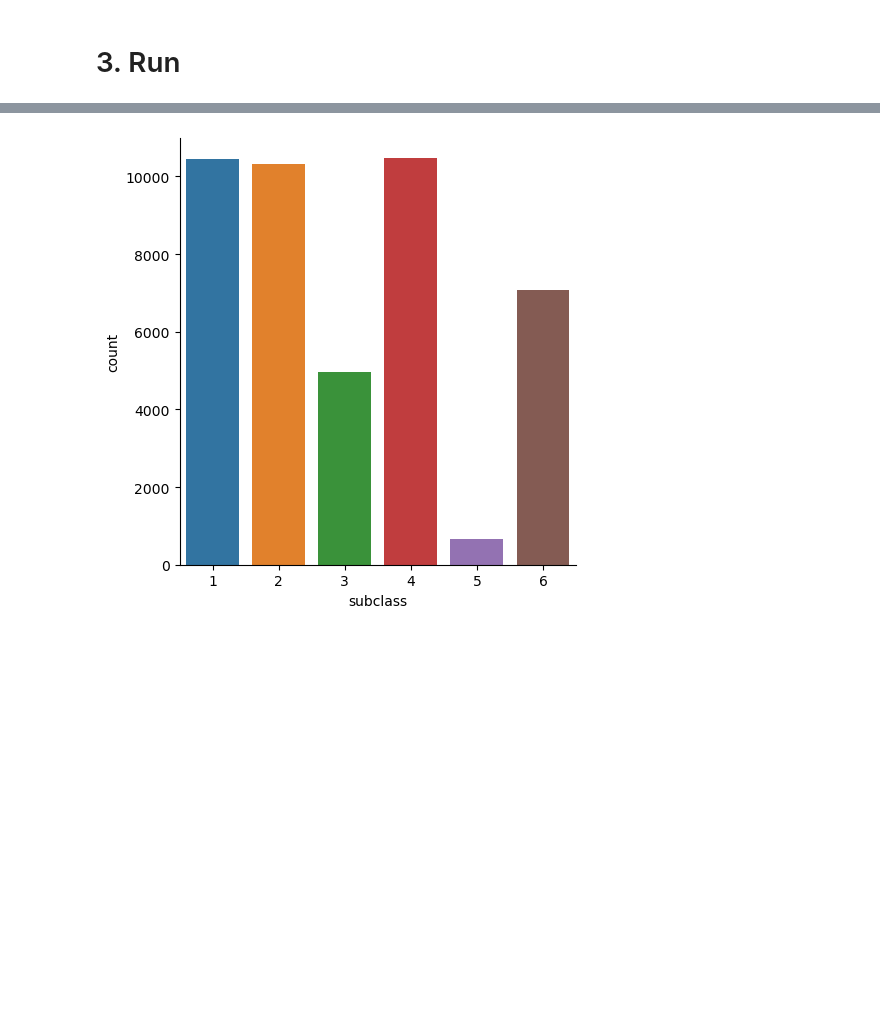
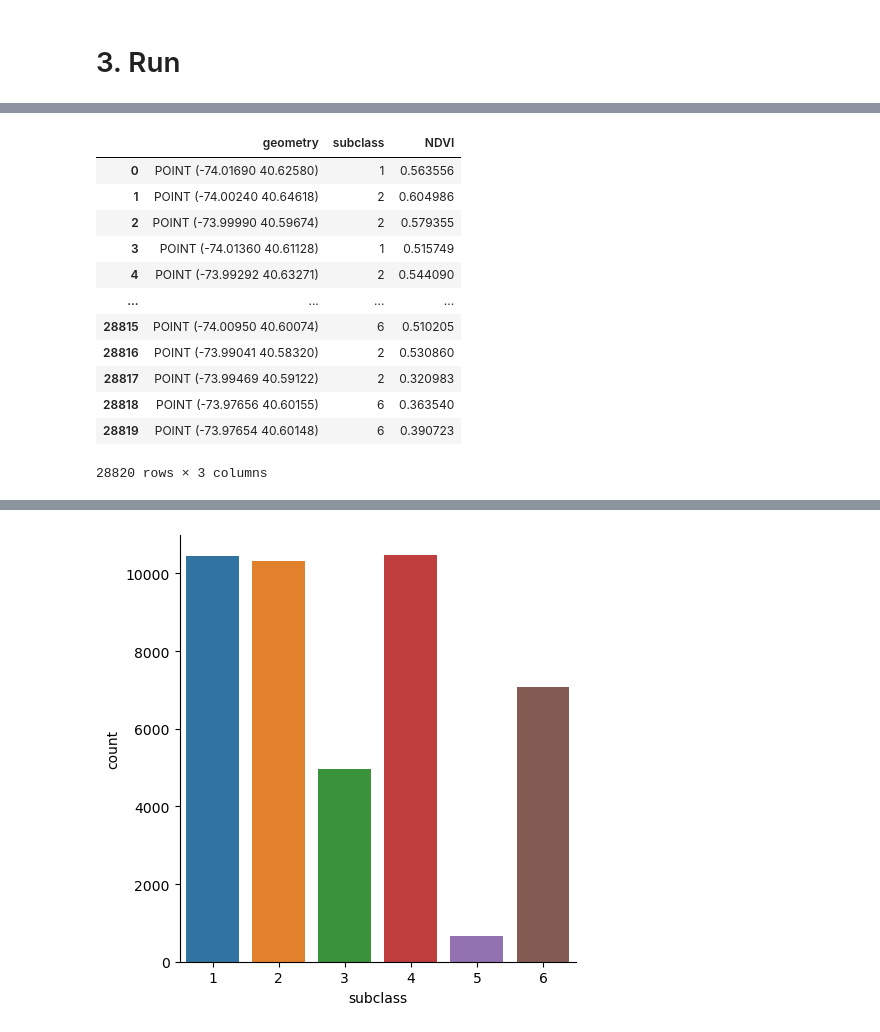
Before and after one commit to haenol/sprout, a Jupyter notebook: data_sampling_def.ipynb, the cells around one changed output, grey strips where cells are left out. Saved outputs shown, nothing was run; the diff lists cells and outputs as text; code cells hidden in the pictures; blank space fills up the shorter version.

```diff
--- a/data_sampling_def.ipynb
+++ b/data_sampling_def.ipynb
@@ -155,0 +204,18 @@ brtest = NDVIpoint02(brtest, NDVIbr_file, NDVIbr_src)
+# %%
+brleft1[Path(NDVIbrleft_file).stem] = [x for x in NDVIbrleft_src.sample(coord_list[1])] # 포인트 샘플링
+brleft1[Path(NDVIbrleft_file).stem] = brleft1[Path(NDVIbrleft_file).stem].astype('float64')
+brleft1
+# %% [output]
+|  | geometry | subclass | NDVI |
+| 0 | POINT (-74.01690 40.62580) | 1 | 0.563556 |
+| 1 | POINT (-74.00240 40.64618) | 2 | 0.604986 |
+| 2 | POINT (-73.99990 40.59674) | 2 | 0.579355 |
+| 3 | POINT (-74.01360 40.61128) | 1 | 0.515749 |
+| 4 | POINT (-73.99292 40.63271) | 2 | 0.544090 |
+| ... | ... | ... | ... |
+| 28815 | POINT (-74.00950 40.60074) | 6 | 0.510205 |
+| 28816 | POINT (-73.99041 40.58320) | 2 | 0.530860 |
+| 28817 | POINT (-73.99469 40.59122) | 2 | 0.320983 |
+| 28818 | POINT (-73.97656 40.60155) | 6 | 0.363540 |
+| 28819 | POINT (-73.97654 40.60148) | 6 | 0.390723 |
+28820 rows × 3 columns
```
Also changed, not shown: parts of 21 cells of this notebook.
